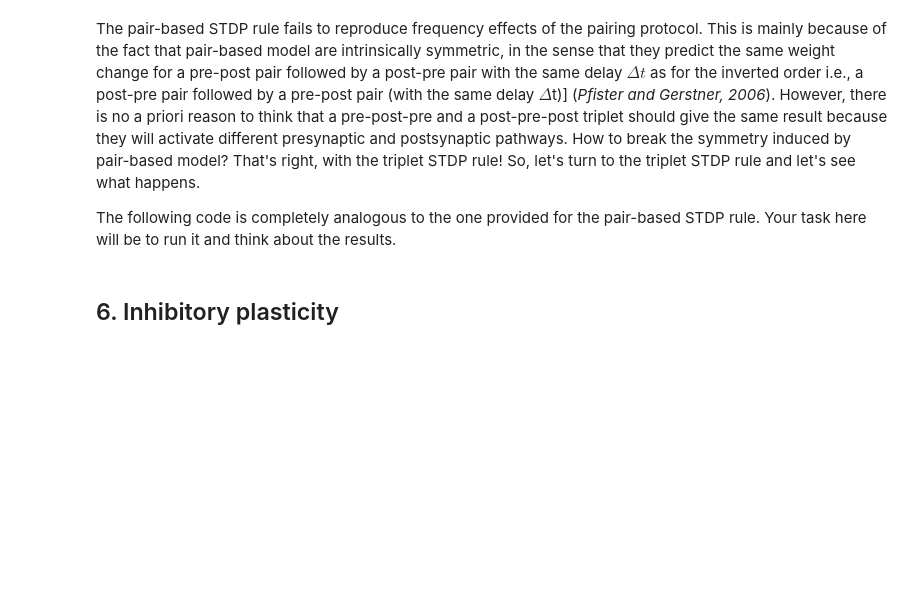
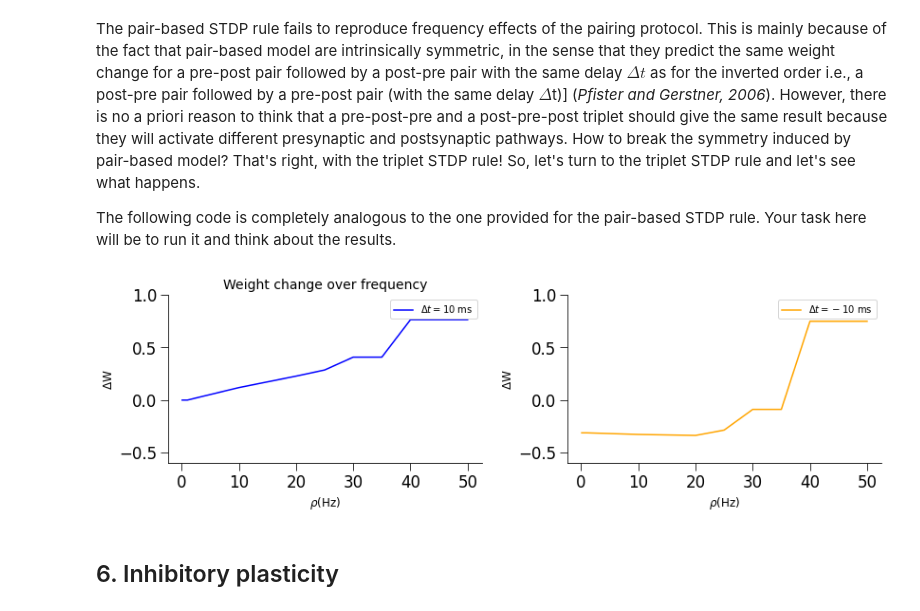
Before and after one commit to comp-neural-circuits/plasticity-workshop, a Jupyter notebook: stdp.ipynb, the cells around one changed output. Saved outputs shown, nothing was run; the diff lists cells and outputs as text; code cells hidden in the pictures; blank space fills up the shorter version.

```diff
--- a/stdp.ipynb
+++ b/stdp.ipynb
@@ -773,39 +832,40 @@ The following code is completely analogous to the one provided for the pair-base
 # %%
 # Initialization
 num_pairs = 60             # number of pre- and postsyn spike pairs
 rho_vec = np.array([0.1, 1, 10, 20, 25, 30, 35, 40, 50])        # frequency values [Hz]
-rho_vec = rho_vec/1000     # because time is given in ms
-discretization_step = 1e-1 # (ms)
-tau_plus = 16.8            # LTP time constant (ms)
-tau_minus = 33.7           # LTD time constant (ms)
-tau_y = 114             # Second LTP time constant (ms)
+discretization_step = 1e-4 # (ms)
+tau_plus = 16.8e-3            # LTP time constant (s)
+tau_minus = 33.7e-3           # LTD time constant (s)
+tau_y = 114e-3             # Second LTP time constant (s)
 A_plus = 6.5e-3             # LTP window amplitude
 A_minus = 7.1e-3            # LTD window amplitude
 w0 = 1                     # initial weight
 
 # initialize the synaptic change
 DeltaW = np.zeros(len(rho_vec))
 DeltaW_rev = np.zeros(len(rho_vec))    # for post-pre (Delta_t <0)
 
 for ind,rho in enumerate(rho_vec):
     # if Delta_t > 0
-    pre_spike, post_spike, t_range = spike_trains(discretization_step, rho, num_pairs)
+    pre_spike, post_spike, t_range = firstspike_secondspike(discretization_step, rho, num_pairs)
     # Calculate the weight change
     r1,o1,o2,w = detectors_tripSTDP(t_range,pre_spike,post_spike,A_plus,A_minus,tau_plus,tau_minus,tau_y,discretization_step,w0)
     # Calculate the weight change as a function of the frequency
     DeltaW[ind]= w[-1]-w[0]
 
 for ind,rho in enumerate(rho_vec):
     # if Delta_t < 0
     # The case with DeltaT < 0 is equivalent to switch the pre- and the postsynaptic spike trains.
-    post_spike, pre_spike, t_range = spike_trains(discretization_step, rho, num_pairs)
+    post_spike, pre_spike, t_range = firstspike_secondspike(discretization_step, rho, num_pairs)
     # Calculate the weight change
     r1,o1,o2,w = detectors_tripSTDP(t_range,pre_spike,post_spike,A_plus,A_minus,tau_plus,tau_minus,tau_y,discretization_step,w0)
     # Calculate the weight change as a function of the frequency
     DeltaW_rev[ind]= w[-1]-w[0]
 
 # Plotting
-plot_over_frequency(1000*rho_vec,DeltaW,DeltaW_rev)
+plot_over_frequency(rho_vec,DeltaW,DeltaW_rev)
+# %% [output]
+[figure, added]
 # %% [markdown]
 ## 6. Inhibitory plasticity
 # %% [markdown]
```
Also changed, not shown: parts of 16 cells of this notebook.
